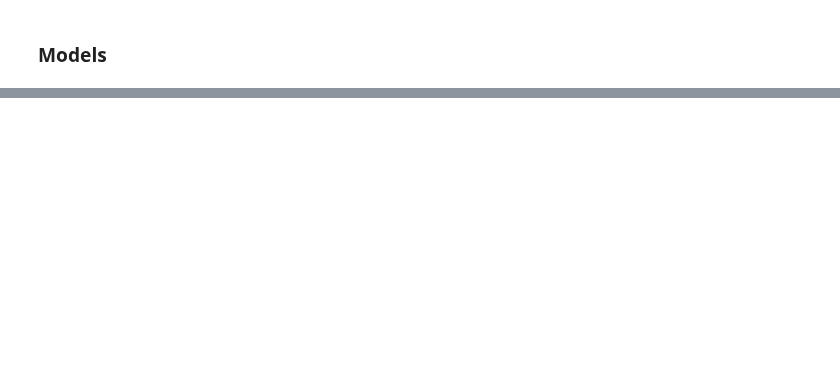
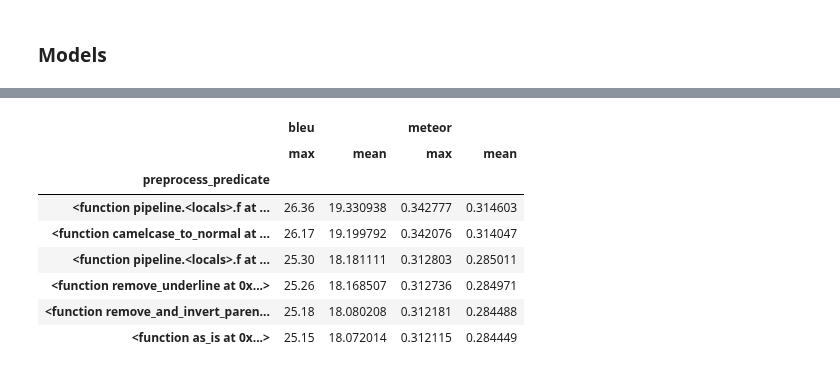
Before and after one commit to abevieiramota/challenge-webnlg, a Jupyter notebook: notebook/13 - Just Join Baseline Model.ipynb, the cells around one changed output, grey strips where cells are left out. Saved outputs shown, nothing was run; the diff lists cells and outputs as text; code cells hidden in the pictures; blank space fills up the shorter version.

```diff
--- a/notebook/13 - Just Join Baseline Model.ipynb
+++ b/notebook/13 - Just Join Baseline Model.ipynb
@@ -258,0 +181,12 @@ results
+# %%
+df.groupby('preprocess_predicate')[['bleu', 'meteor']].agg(['max', 'mean']).sort_values(('bleu', 'max'), ascending=False)
+# %% [output]
+|  | bleu |  | meteor |  |
+|  | max | mean | max | mean |
+| preprocess_predicate |  |  |  |  |
+| <function pipeline.<locals>.f at ... | 26.36 | 19.330938 | 0.342777 | 0.314603 |
+| <function camelcase_to_normal at ... | 26.17 | 19.199792 | 0.342076 | 0.314047 |
+| <function pipeline.<locals>.f at ... | 25.30 | 18.181111 | 0.312803 | 0.285011 |
+| <function remove_underline at 0x...> | 25.26 | 18.168507 | 0.312736 | 0.284971 |
+| <function remove_and_invert_paren... | 25.18 | 18.080208 | 0.312181 | 0.284488 |
+| <function as_is at 0x...> | 25.15 | 18.072014 | 0.312115 | 0.284449 |
```
Also changed, not shown: parts of 39 cells of this notebook, 3 other files.
